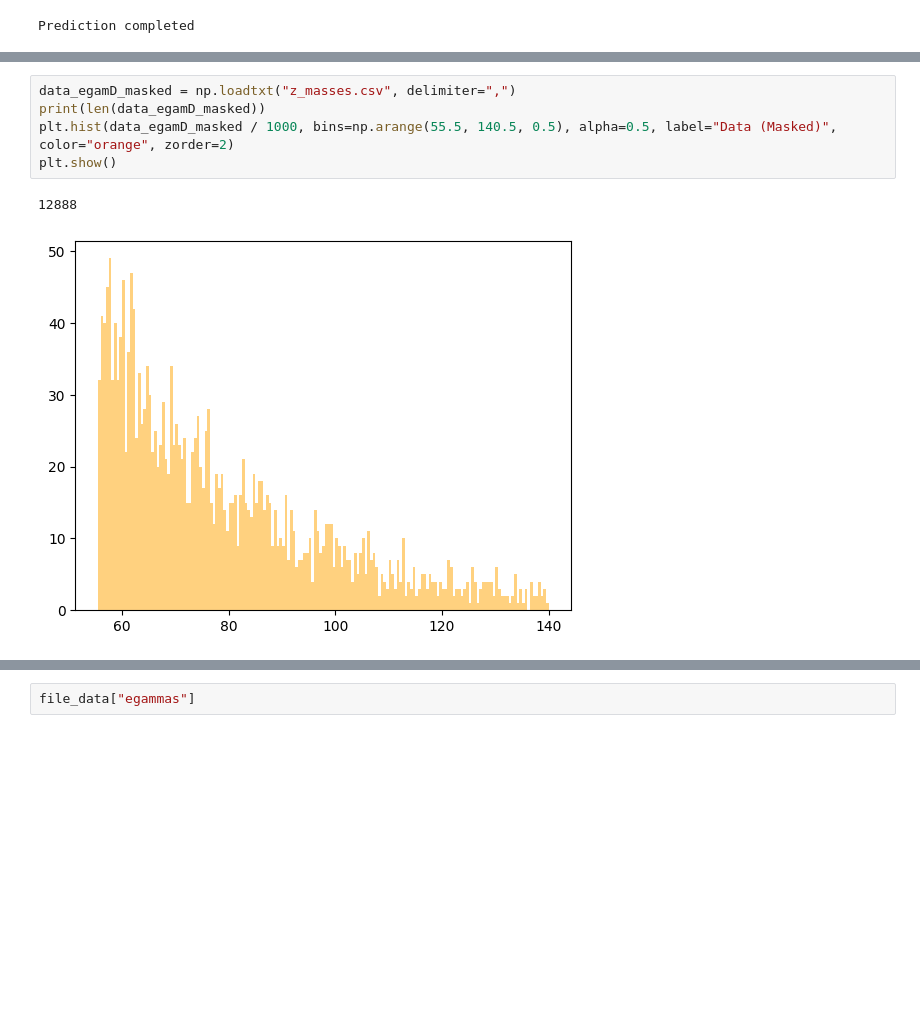
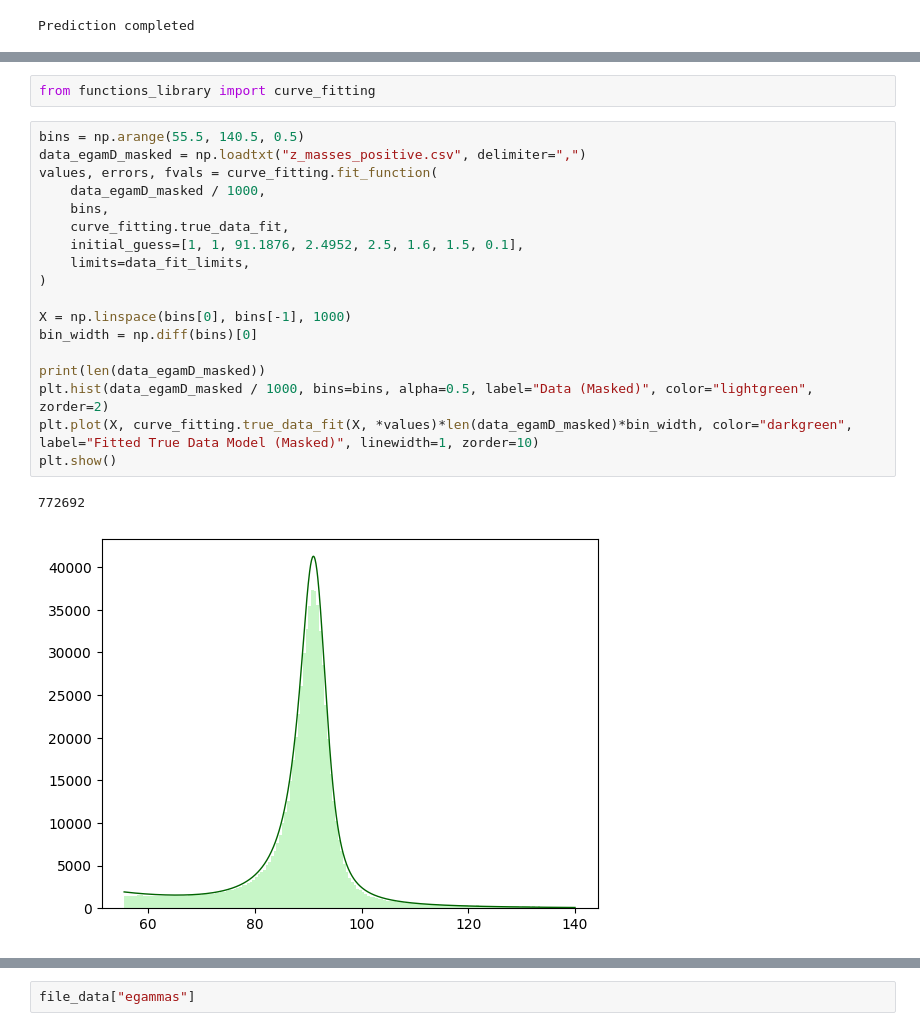
Before and after one commit to Le-Jonas/Masters_project, a Jupyter notebook: ML_lite.ipynb, the cells around one changed output, grey strips where cells are left out. Saved outputs shown, nothing was run; the diff lists cells and outputs as text; blank space fills up the shorter version.

```diff
--- a/ML_lite.ipynb
+++ b/ML_lite.ipynb
@@ -497,8 +518,23 @@ KeyboardInterrupt:
+# %%
+from functions_library import curve_fitting
 # %%
-data_egamD_masked = np.loadtxt("z_masses.csv", delimiter=",")
+bins = np.arange(55.5, 140.5, 0.5)
+data_egamD_masked = np.loadtxt("z_masses_positive.csv", delimiter=",")
+values, errors, fvals = curve_fitting.fit_function(
+    data_egamD_masked / 1000,
+    bins,
+    curve_fitting.true_data_fit,
+    initial_guess=[1, 1, 91.1876, 2.4952, 2.5, 1.6, 1.5, 0.1],
+    limits=data_fit_limits,
+)
+
+X = np.linspace(bins[0], bins[-1], 1000)
+bin_width = np.diff(bins)[0]
+
 print(len(data_egamD_masked))
-plt.hist(data_egamD_masked / 1000, bins=np.arange(55.5, 140.5, 0.5), alpha=0.5, label="Data (Masked)", color="orange", zorder=2)
+plt.hist(data_egamD_masked / 1000, bins=bins, alpha=0.5, label="Data (Masked)", color="lightgreen", zorder=2)
+plt.plot(X, curve_fitting.true_data_fit(X, *values)*len(data_egamD_masked)*bin_width, color="darkgreen", label="Fitted True Data Model (Masked)", linewidth=1, zorder=10)
 plt.show()
 # %% [output]
-12888
+772692
-[figure, old version]
+[figure, new version]
```
Also changed, not shown: parts of 29 cells of this notebook, 3 other files.
